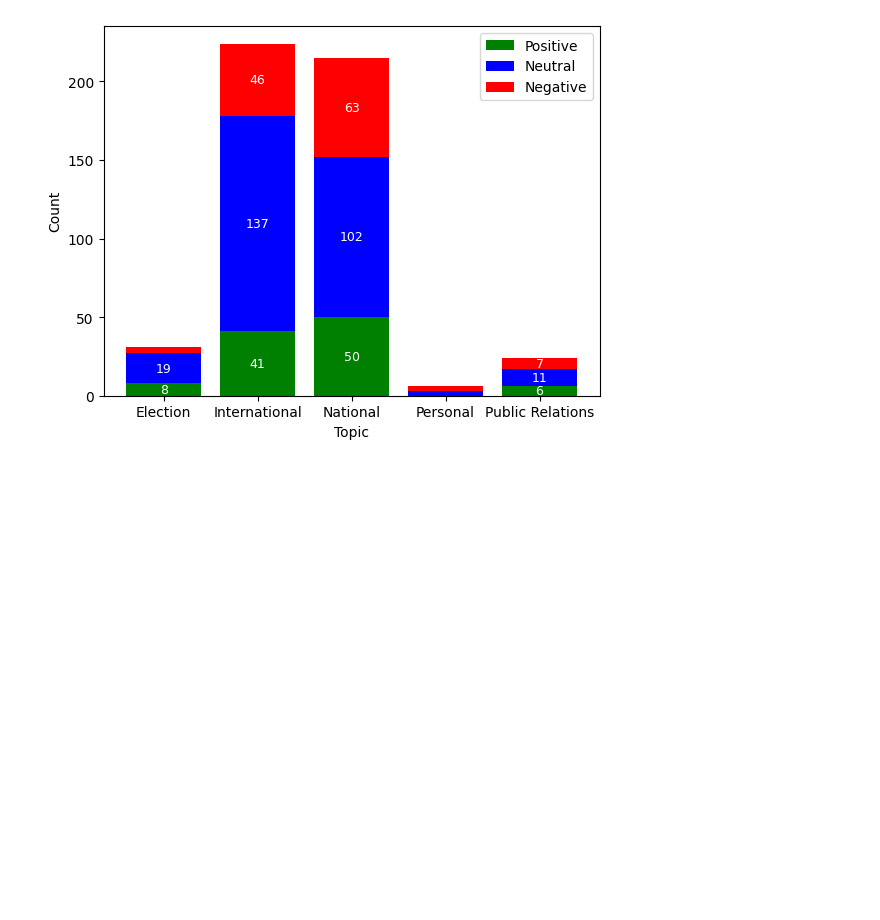
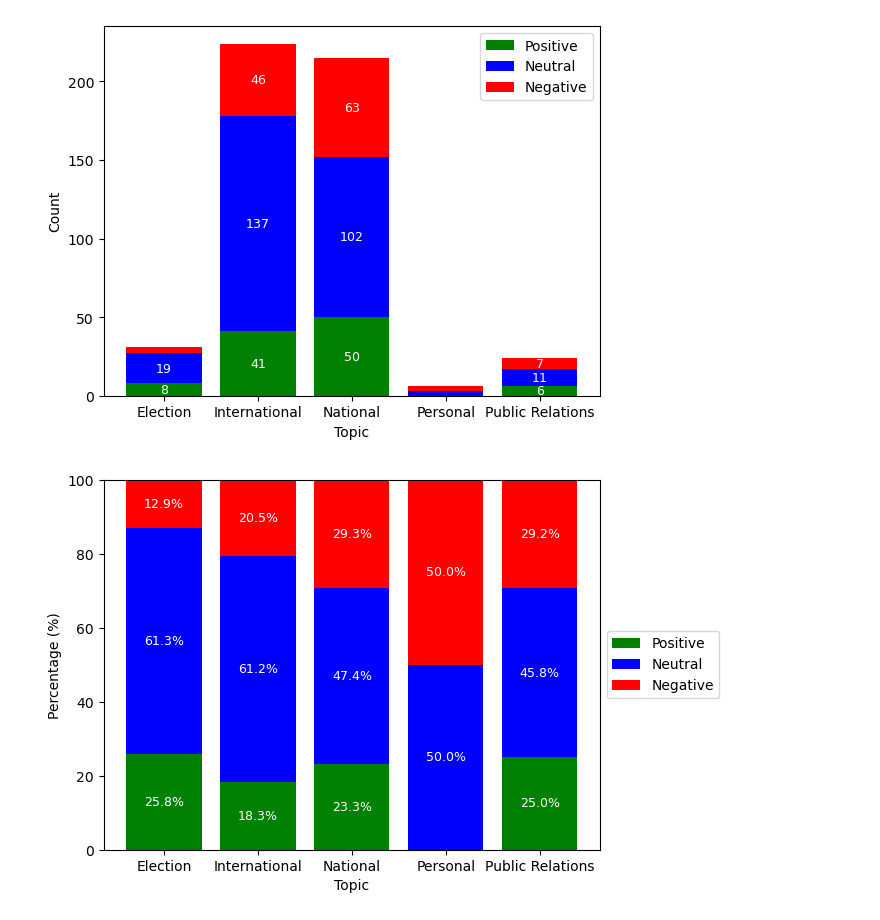
Before and after one commit to allisonmeikle/comp-370-final-project, a Jupyter notebook: scripts/initial_analysis.ipynb, the cells around one changed output. Saved outputs shown, nothing was run; the diff lists cells and outputs as text; code cells hidden in the pictures; blank space fills up the shorter version.

Commit message:
finished graphs

```diff
--- a/scripts/initial_analysis.ipynb
+++ b/scripts/initial_analysis.ipynb
@@ -41,3 +41,48 @@ plt.legend()
 plt.show()
 # %% [output]
 [figure]
+# %%
+df = pd.read_csv(os.path.join(DATA_PATH, "articles", "final_annotated_articles.tsv"), sep="\t")
+
+topics = df['open_coding_topic'].unique()
+topics.sort()
+
+count_pos = []
+count_neutral = []
+count_neg = []
+
+for topic in topics:
+    pos = len(df[(df["open_coding_topic"] == topic) & (df["sentiment"] == "Positive")])
+    neu = len(df[(df["open_coding_topic"] == topic) & (df["sentiment"] == "Neutral")])
+    neg = len(df[(df["open_coding_topic"] == topic) & (df["sentiment"] == "Negative")])
+
+    total = pos + neu + neg
+
+    # Normalize to percentage
+    count_pos.append(pos / total * 100)
+    count_neutral.append(neu / total * 100)
+    count_neg.append(neg / total * 100)
+
+# Plot normalized stacked bars
+bar1 = plt.bar(topics, count_pos, label='Positive', color='green')
+bar2 = plt.bar(topics, count_neutral, bottom=count_pos, label='Neutral', color='blue')
+bar3 = plt.bar(topics, count_neg, bottom=[i+j for i,j in zip(count_pos, count_neutral)],
+               label='Negative', color='red')
+
+# Add labels to each segment
+for bar in [bar1, bar2, bar3]:
+    for sub_bar in bar.patches:
+        height = sub_bar.get_height()
+        if height == 0:
+            continue
+        x = sub_bar.get_x() + sub_bar.get_width() / 2
+        y = sub_bar.get_y() + height / 2
+        plt.text(x, y, f"{height:.1f}%", ha='center', va='center', fontsize=9, color='white')
+
+plt.xlabel("Topic")
+plt.ylabel("Percentage (%)")
+plt.ylim(0, 100)
+plt.legend(loc='center left', bbox_to_anchor=(1, 0.5))
+plt.show()
+# %% [output]
+[figure, added]
```
Also changed, not shown: parts of 1 cell of this notebook, 1 other file.
